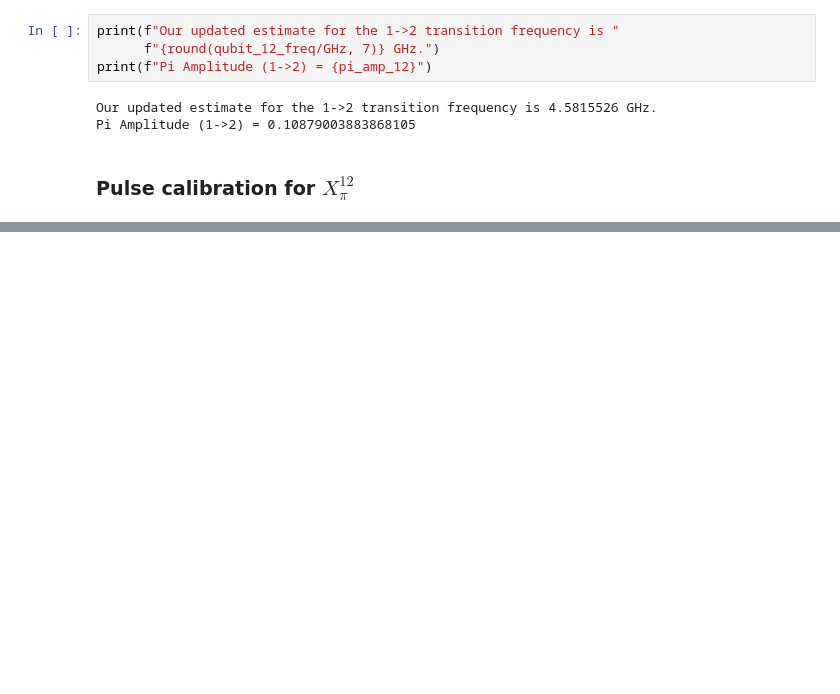
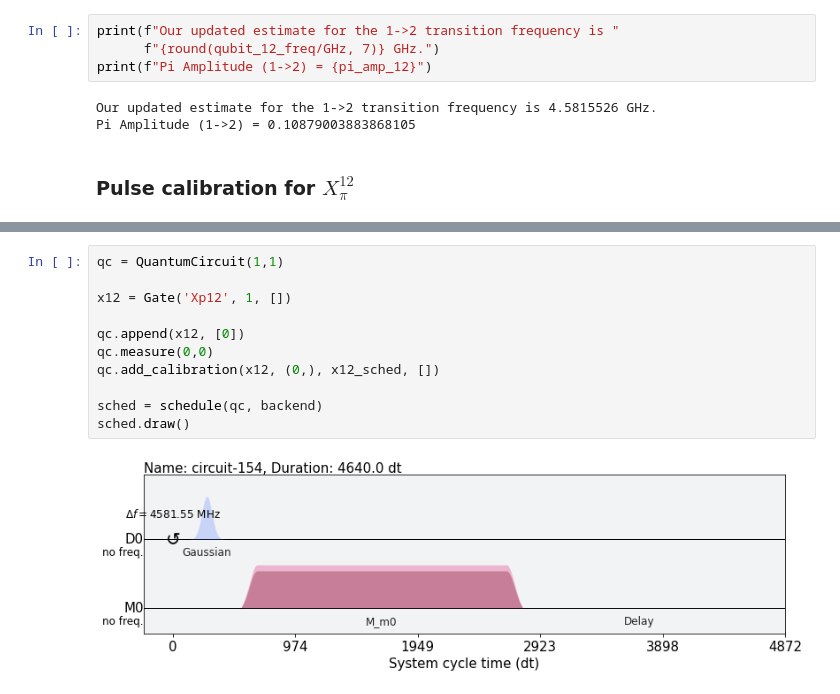
Before and after one commit to spham1611/PulsatingPulseLab, a Jupyter notebook: rabi12.ipynb, the cells around one changed output, grey strips where cells are left out. Saved outputs shown, nothing was run; the diff lists cells and outputs as text; blank space fills up the shorter version.

```diff
--- a/rabi12.ipynb
+++ b/rabi12.ipynb
@@ -246,0 +254,13 @@ x12_sched.draw()
+# %%
+qc = QuantumCircuit(1,1)
+
+x12 = Gate('Xp12', 1, [])
+
+qc.append(x12, [0])
+qc.measure(0,0)
+qc.add_calibration(x12, (0,), x12_sched, [])
+
+sched = schedule(qc, backend)
+sched.draw()
+# %% [output]
+[figure, added]
```
Also changed, not shown: parts of 7 cells of this notebook, 5 other files.
